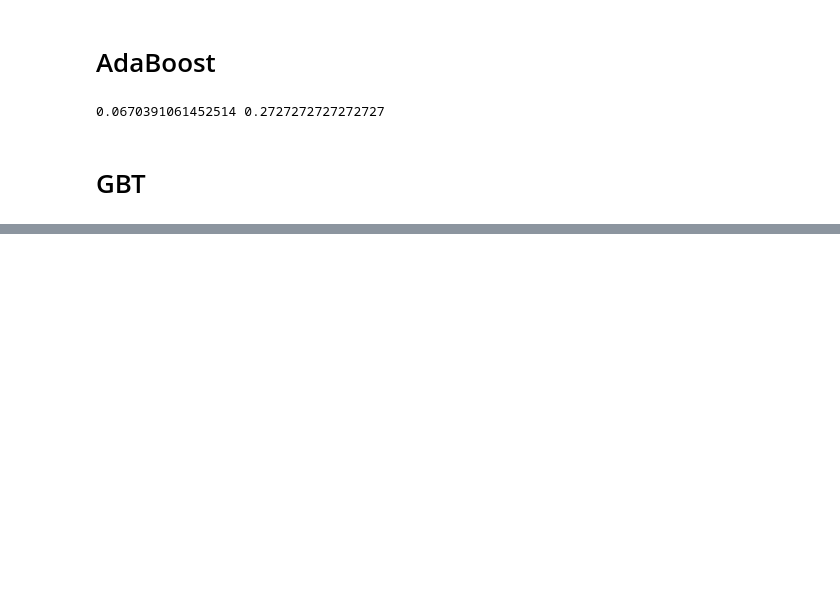
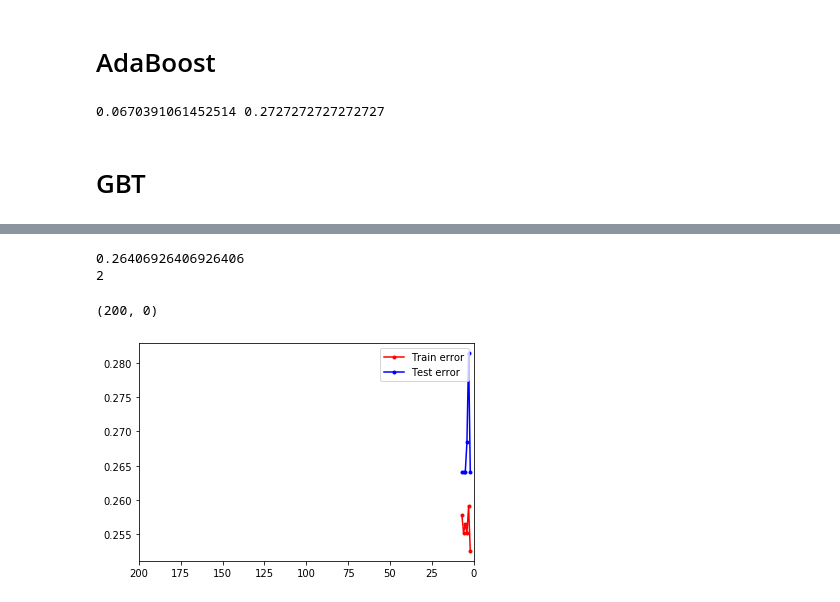
Before and after one commit to vladjiss/Pima-Indians-Diabetes, a Jupyter notebook: 19_02_Adult.ipynb, the cells around one changed output, grey strips where cells are left out. Drawn from its saved outputs; the diff is of its cells as text; code cells hidden in the pictures; blank space fills up the shorter version.

```diff
--- a/19_02_Adult.ipynb
+++ b/19_02_Adult.ipynb
@@ -659,0 +666,15 @@ print(err_train, err_test)
+# %%
+print(min(err_test_pca))
+print(kk[np.argmin(err_test_pca)])
+# %% [output]
+0.26406926406926406
+2
+# %%
+plt.plot(kk, err_train_pca, '.-r', label = 'Train error')
+plt.plot(kk, err_test_pca,  '.-b', label = 'Test error')
+plt.legend(loc = 1)
+plt.xlim([200, 0]) # invert x axis
+#plt.gca().set_xscale('log')
+# %% [output]
+(200, 0)
+[figure, added]
```
Also changed, not shown: parts of 13 cells of this notebook.
